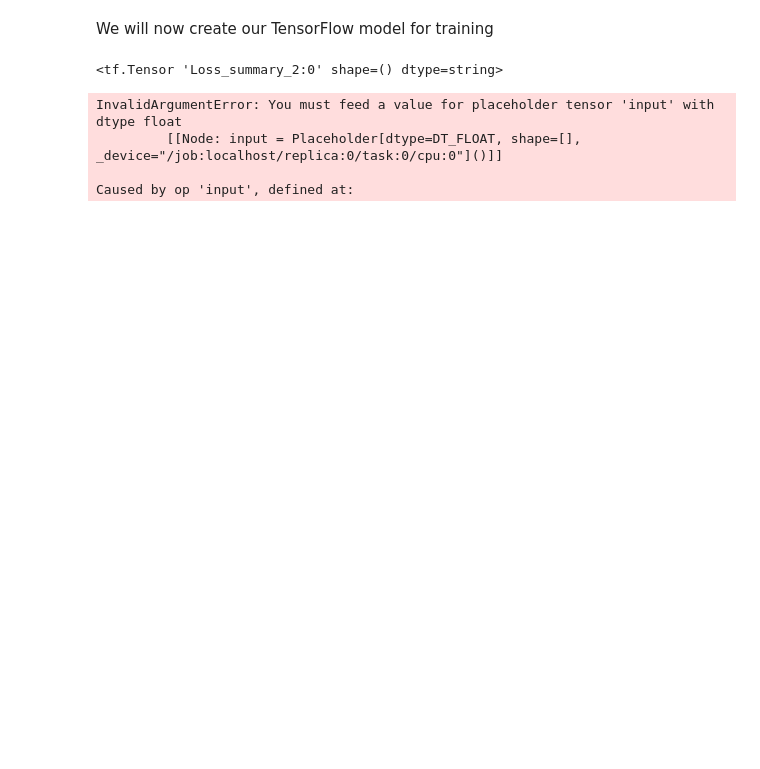
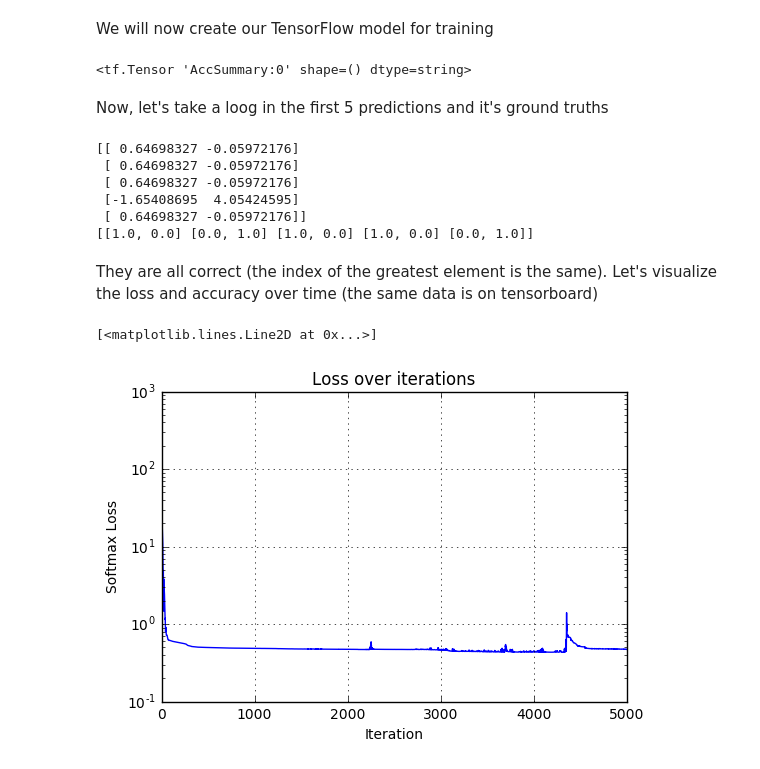
Before and after one commit to victorgcapone/datascience, a Jupyter notebook: Titanic/Titanic.ipynb, the cells around one changed output. Drawn from its saved outputs; the diff is of its cells as text; code cells hidden in the pictures; blank space fills up the shorter version.

```diff
--- a/Titanic/Titanic.ipynb
+++ b/Titanic/Titanic.ipynb
@@ -100,13 +100,9 @@ train.head()
 # %% [markdown]
 We will now create our TensorFlow model for training
 # %%
-# Parameters
-learning_rate = 0.1
-training_epochs = 1000
-
 # Network architeture
 n_hidden_1 = 15
-n_hidden_2 = 5
+n_hidden_2 = 15
 n_inputs = 7
 n_classes = 2
 
@@ -139,34 +135,68 @@ biases = {
 
 # Construct model
 pred = makeModel(x, weights, biases)
-pred = tf.nn.softmax_cross_entropy_with_logits(labels=y,logits=pred)
 
-cost = tf.reduce_mean(pred, name='Loss')
-optimizer = tf.train.AdamOptimizer(learning_rate=learning_rate).minimize(cost)
+# Our cost function will be softmax cross entropy between classes
+logits = tf.nn.softmax_cross_entropy_with_logits(labels=y,logits=pred, name="final_ouput")
+cost = tf.reduce_mean(logits, name='Loss')
+optimizer = tf.train.AdamOptimizer(learning_rate=0.05).minimize(cost)
 
-accuracy = tf.reduce_mean(tf.cast(tf.equal(tf.argmax(y,1),tf.argmax(pred,1)), "float"), name='Acc')
-tf.summary.scalar('Loss_summary', cost)
+# To calculate the correct class we verify if the greatest of the two scores is the same in the predicition and
+# the ground truth
+correct = tf.equal(tf.argmax(y, 1, name='GT'), tf.argmax(pred,1, name='predicted'), name='correct')
+accuracy = tf.reduce_mean(tf.cast(correct, "float"), name='Acc')
-# %% [output]
-<tf.Tensor 'Loss_summary_2:0' shape=() dtype=string>
+# %%
+# Tensor Boardreporting
+tf.summary.scalar('LossSummary', cost)
+tf.summary.scalar('AccSummary', accuracy)
+# %% [output]
+<tf.Tensor 'AccSummary:0' shape=() dtype=string>
 # %%
+r_acc = []
+r_loss = []
 with tf.Session() as sess:
     tf.global_variables_initializer().run()
     writer = tf.summary.FileWriter('./logs', sess.graph)
     # Training cycle
     summary = tf.summary.merge_all()
-    for epoch in range(training_epochs):
-        log, _, loss, p = sess.run([summary, optimizer, cost, pred],
+    for epoch in range(5001):
+        log, _ ,loss= sess.run([summary, optimizer, cost],
                                    feed_dict={x:train.as_matrix(), y:[k for k in train_Y]})
 
-        writer.add_summary(log)
+        writer.add_summary(log, epoch)
         writer.flush()
+        # Every 100 iterations, log the acc
         if epoch%50 == 0:
-            print(loss)
-            acc = accuracy.eval(feed_dict={x:test, y: [k for k in test_Y]})
-            #print(acc)
+            acc = sess.run(accuracy,feed_dict={x:test.as_matrix(), y: [k for k in test_Y]})
+            r_acc.append(acc)
+        r_loss.append(loss)
+
+    # Pass all the test data by the classifier
+    p = sess.run(pred,{x:test.as_matrix(), y: [k for k in test_Y]})
+    sess.close()
 writer.close()
-# %% [output]
-InvalidArgumentError: You must feed a value for placeholder tensor 'input' with dtype float
-         [[Node: input = Placeholder[dtype=DT_FLOAT, shape=[], _device="/job:localhost/replica:0/task:0/cpu:0"]()]]
-
-Caused by op 'input', defined at:
+# %% [markdown]
+Now, let's take a loog in the first 5 predictions and it's ground truths
+# %%
+print(p[:5])
+print(test_Y[:5])
+# %% [output]
+[[ 0.64698327 -0.05972176]
+ [ 0.64698327 -0.05972176]
+ [ 0.64698327 -0.05972176]
+ [-1.65408695  4.05424595]
+ [ 0.64698327 -0.05972176]]
+[[1.0, 0.0] [0.0, 1.0] [1.0, 0.0] [1.0, 0.0] [0.0, 1.0]]
+# %% [markdown]
+They are all correct (the index of the greatest element is the same).
+Let's visualize the loss and accuracy over time (the same data is on tensorboard)
+# %%
+plt.title("Loss over iterations")
+plt.xlabel("Iteration")
+plt.ylabel("Softmax Loss")
+plt.yscale('log')
+plt.grid()
+plt.plot(r_loss)
+# %% [output]
+[<matplotlib.lines.Line2D at 0x...>]
+[figure, added]
```
Also changed, not shown: parts of 4 cells of this notebook, 1 other file.
